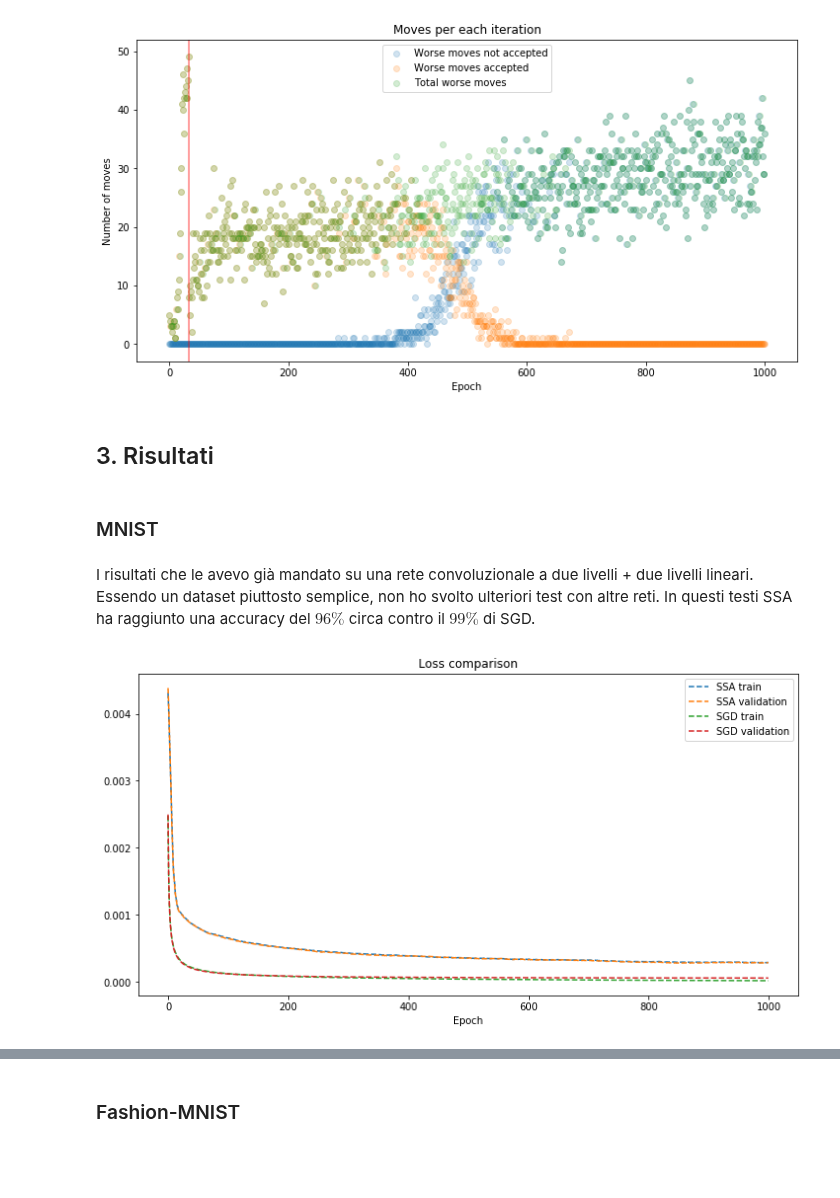
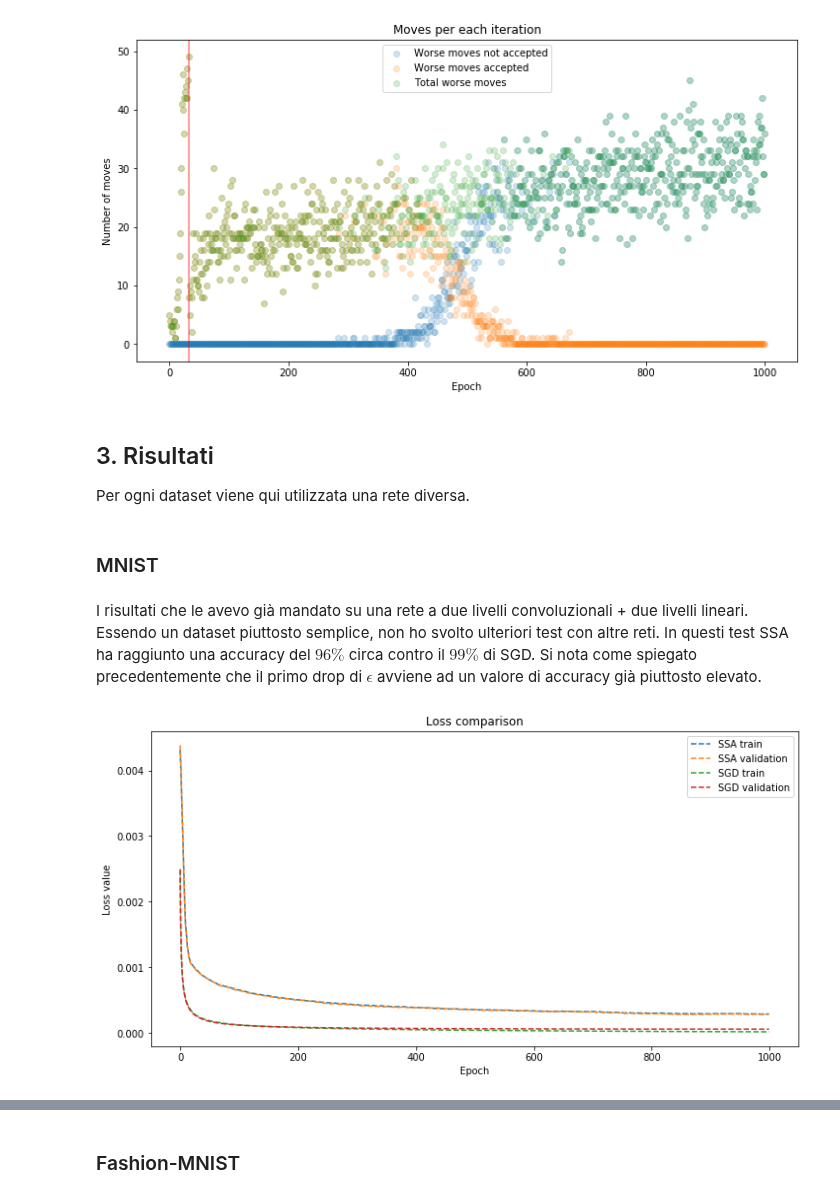
Before and after one commit to strin-matey/thesis, a Jupyter notebook: notebooks/sa/SimulatedAnnealingFinal.ipynb, the cells around one changed output, grey strips where cells are left out. Saved outputs shown, nothing was run; the diff lists cells and outputs as text; code cells hidden in the pictures; blank space fills up the shorter version.

```diff
--- a/notebooks/sa/SimulatedAnnealingFinal.ipynb
+++ b/notebooks/sa/SimulatedAnnealingFinal.ipynb
@@ -287,27 +288,29 @@ plt.ylabel('Number of moves')
 plt.show()
 # %% [output]
 [figure]
-# %% [markdown]
-## 3. Risultati
+# %% [markdown]
+## 3. Risultati
+Per ogni dataset viene qui utilizzata una rete diversa.
 # %% [markdown]
 ### MNIST
 # %% [markdown]
-I risultati che le avevo già mandato su una rete convoluzionale a due livelli + due livelli lineari. Essendo un dataset piuttosto semplice, non ho svolto ulteriori test con altre reti. In questi testi SSA ha raggiunto una accuracy del $96\%$ circa contro il $99\%$ di SGD.
+I risultati che le avevo già mandato su una rete a due livelli convoluzionali + due livelli lineari. Essendo un dataset piuttosto semplice, non ho svolto ulteriori test con altre reti. In questi test SSA ha raggiunto una accuracy del $96\%$ circa contro il $99\%$ di SGD. Si nota come spiegato precedentemente che il primo drop di $\epsilon$ avviene ad un valore di accuracy già piuttosto elevato.
 # %%
 results = read_folder('../../results/SSA/mnist/convnet/SSAvsSGDonConvNet')
 fig, ax = plt.subplots(figsize=(12, 6))
 for name, result in results.items():
     n_epochs = len(result['train_loss'])
     ax.plot(np.arange(0, n_epochs), result['train_loss'], '--', label=name+' train')
     ax.plot(np.arange(0, n_epochs), result['validation_loss'], '--', label=name+' validation')
 
     #plt.axvline(x=9, color='red', alpha=0.2)
 plt.title('Loss comparison')
 plt.xlabel('Epoch')
+plt.ylabel('Loss value')
 ax.legend()
 plt.show()
 # %% [output]
-[figure, old version]
+[figure, new version]
 # %%
 results = read_folder('../../results/SSA/mnist/convnet/SSAvsSGDonConvNet')
 fig, ax = plt.subplots(figsize=(12, 6))
```
Also changed, not shown: parts of 15 cells of this notebook.
